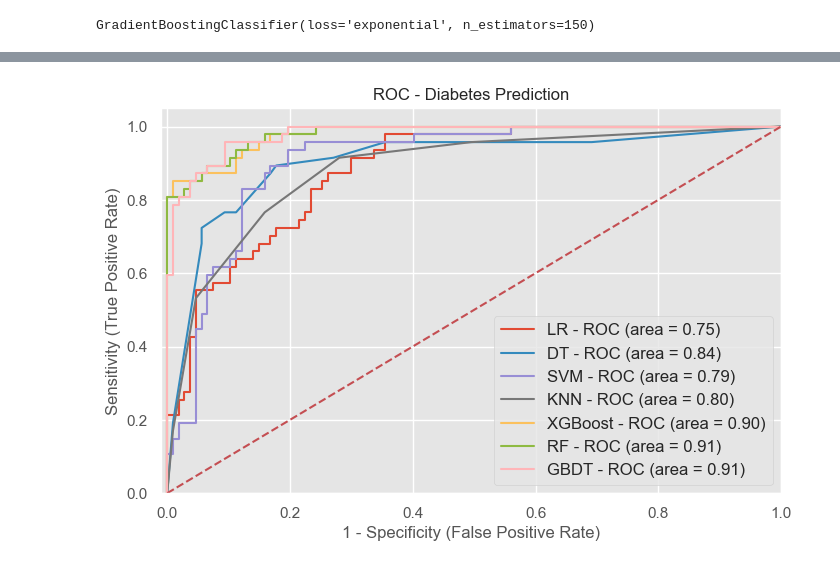
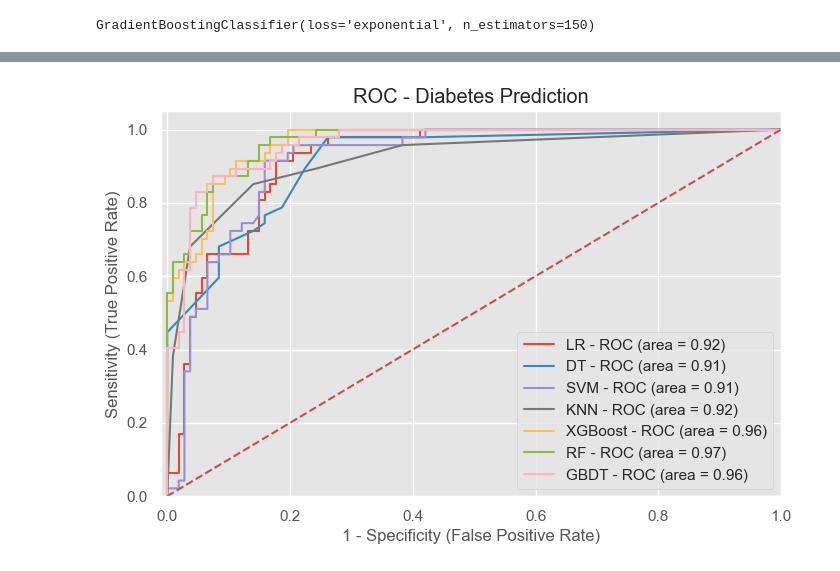
Before and after one commit to SAMRAT47/DIABETES_PREDICTION_MLOPS_PROJECT, a Jupyter notebook: notebook/diabetes_ml_notebook.ipynb, the cells around one changed output, grey strips where cells are left out. Cells and saved outputs as stored; diff of their text form; code cells hidden in the pictures.

```diff
--- a/notebook/diabetes_ml_notebook.ipynb
+++ b/notebook/diabetes_ml_notebook.ipynb
@@ -885,4 +887,7 @@ models.sort_values(by = 'Score', ascending = False)
+# %%
+import pickle
+model = gbc
+filename ='diabetes.pkl'
+pickle.dump(model, open(filename,'wb'))
 # %%
-import pickle
-model = gbc_acc
-pickle.dump(model, open("diabetes.pkl",'wb'))
+gbc_load = pickle.load(open(filename, 'rb'))
@@ -889,55 +914,36 @@ pickle.dump(model, open("diabetes.pkl",'wb'))
 # %%
 from sklearn import metrics
+
 plt.figure(figsize=(8,5))
 models = [
-{
-    'label': 'LR',
-    'model': log_reg,
-},
-{
-    'label': 'DT',
-    'model': DT,
-},
-{
-    'label': 'SVM',
-    'model': svc,
-},
-{
-    'label': 'KNN',
-    'model': knn,
-},
-{
-    'label': 'XGBoost',
-    'model': xgb,
-},
-{
-    'label': 'RF',
-    'model': rand_clf,
-},
-{
-    'label': 'GBDT',
-    'model': gbc,
-}
+    {'label': 'LR', 'model': log_reg},
+    {'label': 'DT', 'model': DT},
+    {'label': 'SVM', 'model': svc},
+    {'label': 'KNN', 'model': knn},
+    {'label': 'XGBoost', 'model': xgb},
+    {'label': 'RF', 'model': rand_clf},
+    {'label': 'GBDT', 'model': gbc}
 ]
+
 for m in models:
     model = m['model']
     model.fit(X_train, y_train)
-    y_pred=model.predict(X_test)
+    y_pred = model.predict(X_test)
     fpr1, tpr1, thresholds = metrics.roc_curve(y_test, model.predict_proba(X_test)[:,1])
-    auc = metrics.roc_auc_score(y_test,model.predict(X_test))
+    auc = metrics.auc(fpr1, tpr1)
     plt.plot(fpr1, tpr1, label='%s - ROC (area = %0.2f)' % (m['label'], auc))
 
-plt.plot([0, 1], [0, 1],'r--')
+plt.plot([0, 1], [0, 1], 'r--')
 plt.xlim([-0.01, 1.0])
 plt.ylim([0.0, 1.05])
-plt.xlabel('1 - Specificity (False Positive Rate)', fontsize=12)
-plt.ylabel('Sensitivity (True Positive Rate)', fontsize=12)
-plt.title('ROC - Diabetes Prediction', fontsize=12)
-plt.legend(loc="lower right", fontsize=12)
+plt.xlabel('1 - Specificity (False Positive Rate)')
+plt.ylabel('Sensitivity (True Positive Rate)')
+plt.title('ROC - Diabetes Prediction')
+plt.legend(loc="lower right")
 plt.savefig("roc_diabetes.jpeg", format='jpeg', dpi=400, bbox_inches='tight')
 plt.show()
 # %% [output]
-[figure, old version]
+[figure, new version]
 # %%
 from sklearn import metrics
 import numpy as np
```
Also changed, not shown: parts of 39 cells of this notebook, 5 other files.
